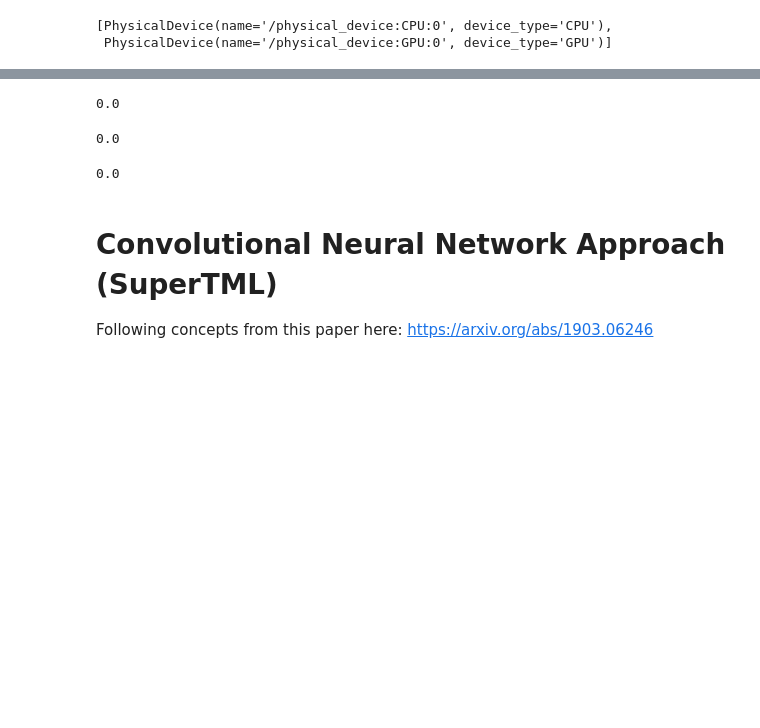
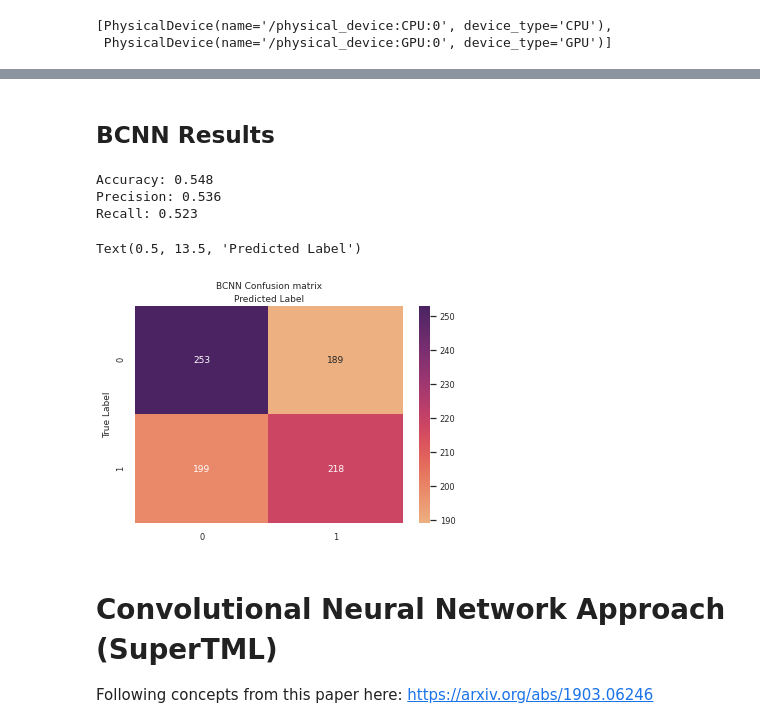
Before and after one commit to nullmaxwell/learnify, a Jupyter notebook: main.ipynb, the cells around one changed output, grey strips where cells are left out. Saved outputs shown, nothing was run; the diff lists cells and outputs as text; code cells hidden in the pictures; blank space fills up the shorter version.

```diff
--- a/main.ipynb
+++ b/main.ipynb
@@ -798,18 +831,34 @@ acc_score
-# %%
-prec_score = precision_score(nn_validation_Y, nn_predictions)
-prec_score
-# %% [output]
-0.0
-# %%
-rec_score = recall_score(nn_validation_Y, nn_predictions)
-rec_score
-# %% [output]
-0.0
-# %%
-f1 = f1_score(nn_validation_Y, nn_predictions)
-f1
-# %% [output]
-0.0
+# %% [markdown]
+## BCNN Results
+# %%
+from sklearn.metrics import accuracy_score, precision_score, recall_score, f1_score
+
+predictions = nn_model.predict(nn_validation_X).round()
+
+print("Accuracy:", round(accuracy_score(nn_validation_Y, predictions), 3))
+print("Precision:", round(precision_score(nn_validation_Y, predictions), 3))
+print("Recall:", round(recall_score(nn_validation_Y, predictions), 3))
+# %% [output]
+Accuracy: 0.548
+Precision: 0.536
+Recall: 0.523
+# %%
+conf_mat = confusion_matrix(nn_validation_Y, predictions)
+labels = [0,1]
+fig, ax = plt.subplots()
+ticks = np.arange(len(labels))
+
+plt.xticks(ticks, labels)
+plt.yticks(ticks, labels)
+sns.heatmap(pd.DataFrame(conf_mat), annot=True, cmap="flare", fmt='g')
+
+ax.xaxis.set_label_position("top")
+plt.title('BCNN Confusion matrix', y=1.1)
+plt.ylabel('True Label')
+plt.xlabel('Predicted Label')
+# %% [output]
+Text(0.5, 13.5, 'Predicted Label')
+[figure, added]
 # %% [markdown]
 # Convolutional Neural Network Approach (SuperTML)
 Following concepts from this paper here: https://arxiv.org/abs/1903.06246
```
Also changed, not shown: parts of 45 cells of this notebook.
